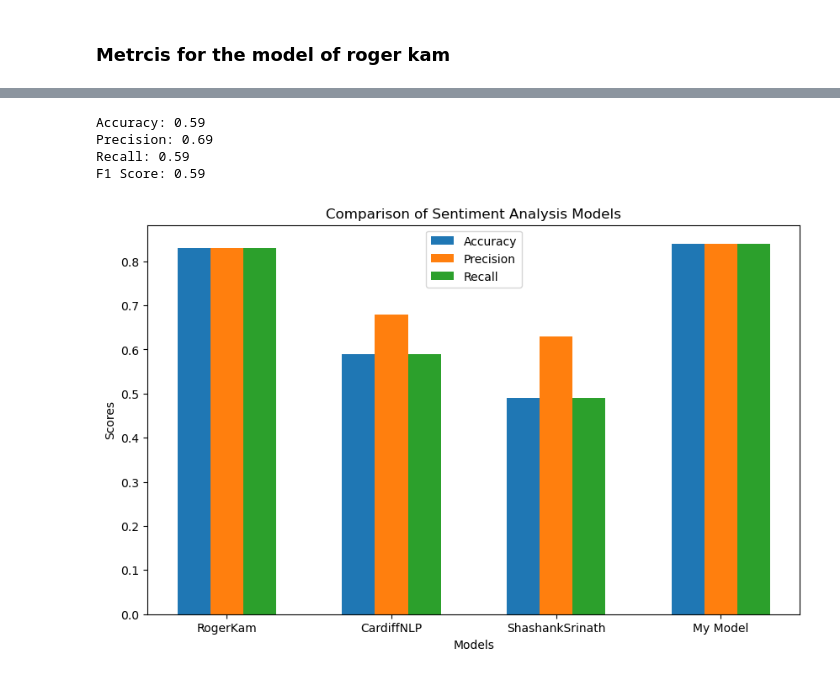
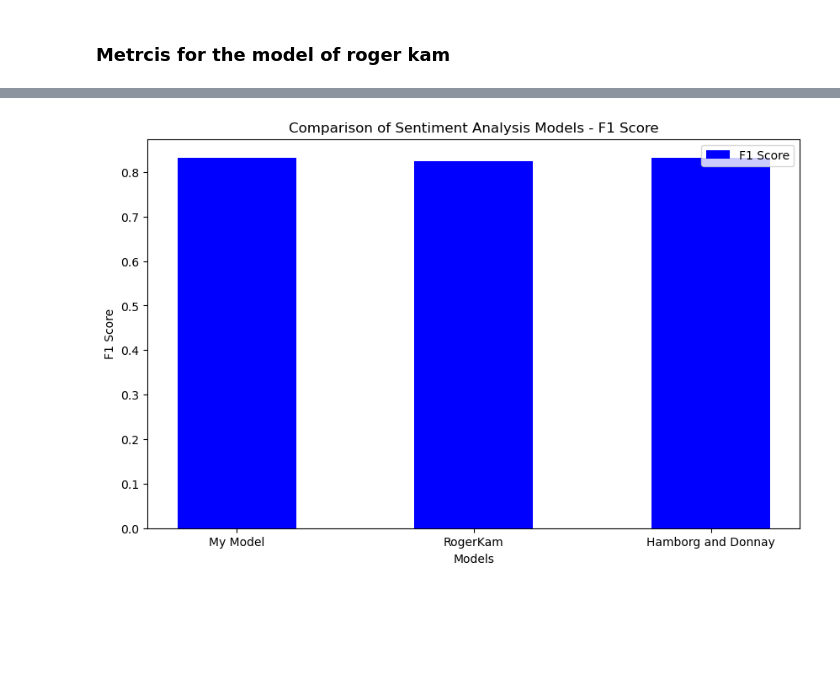
Before and after one commit to MaxIG1/Sentiment_Analysis_with_Roberta, a Jupyter notebook: Classification_Metrics_and_Comparison.ipynb, the cells around one changed output, grey strips where cells are left out. Cells and saved outputs as stored; diff of their text form; code cells hidden in the pictures; blank space fills up the shorter version.

```diff
--- a/Classification_Metrics_and_Comparison.ipynb
+++ b/Classification_Metrics_and_Comparison.ipynb
@@ -80,10 +73,6 @@ for index, row in test_dataset.text.items():
 
     test_dataset.at[index, 'base_feeling_roger'] = int(sentiment_pipeline_rogerkam(row)[0]['label'][6:])
 
-    test_dataset.at[index, 'base_feeling_shashan'] = sentiment_pipeline_shashan(row)[0]['label']
-
-    test_dataset.at[index, 'base_feeling_cardiffnlp'] =  sentiment_pipeline_cardiffnlp(row)[0]['label']
-
     test_dataset.at[
         index, "base_feeling_own_model"
     ] = sentiment_pipeline_own_model(row)[0]["label"]
@@ -134,10 +111,10 @@ precision = precision_score(true_labels, predicted_labels, average="weighted")
 recall = recall_score(true_labels, predicted_labels, average="weighted")
 
 # Calculate F1 score
-f1 = f1_score(true_labels, predicted_labels, average="weighted")
+f1_own = f1_score(true_labels, predicted_labels, average="weighted")
 
-print(f"Accuracy: {accuracy:.2f}")
-print(f"Precision: {precision:.2f}")
-print(f"Recall: {recall:.2f}")
-print(f"F1 Score: {f1:.3f}")
+print(f"Accuracy: {accuracy:.3f}")
+print(f"Precision: {precision:.3f}")
+print(f"Recall: {recall:.3f}")
+print(f"F1 Score: {f1_own:.3f}")
 # %% [output]
@@ -160,10 +137,10 @@ precision = precision_score(true_labels, predicted_labels, average="weighted")
 recall = recall_score(true_labels, predicted_labels, average="weighted")
 
 # Calculate F1 score
-f1 = f1_score(true_labels, predicted_labels, average="weighted")
+f1_roger = f1_score(true_labels, predicted_labels, average="weighted")
 
-print(f"Accuracy: {accuracy:.2f}")
-print(f"Precision: {precision:.2f}")
-print(f"Recall: {recall:.2f}")
-print(f"F1 Score: {f1:.3f}")
+print(f"Accuracy: {accuracy:.3f}")
+print(f"Precision: {precision:.3f}")
+print(f"Recall: {recall:.3f}")
+print(f"F1 Score: {f1_roger:.3}")
 # %% [output]
@@ -199,52 +151,21 @@ F1 Score: 0.46
-# %%
-predicted_labels = test_dataset["base_feeling_cardiffnlp"]
-
-# Calculate accuracy
-accuracy = accuracy_score(true_labels, predicted_labels)
-
-# Calculate precision
-precision = precision_score(true_labels, predicted_labels, average="weighted")
-
-# Calculate recall
-recall = recall_score(true_labels, predicted_labels, average="weighted")
-
-# Calculate F1 score
-f1 = f1_score(true_labels, predicted_labels, average="weighted")
-
-print(f"Accuracy: {accuracy:.2f}")
-print(f"Precision: {precision:.2f}")
-print(f"Recall: {recall:.2f}")
-print(f"F1 Score: {f1:.2f}")
-# %% [output]
-Accuracy: 0.59
-Precision: 0.69
-Recall: 0.59
-F1 Score: 0.59
 # %%
-import matplotlib.pyplot as plt
-import numpy as np
+models = ["My Model", "RogerKam", "Hamborg and Donnay"]
+F1 = [f1_own, f1_roger, 0.831]
 
-models = ["RogerKam", "CardiffNLP", "ShashankSrinath", "My Model"]
-accuracy = [0.83, 0.59, 0.49, 0.84]
-precision = [0.83, 0.68, 0.63, 0.84]
-recall = [0.83, 0.59, 0.49, 0.84]
-
-bar_width = 0.2
+bar_width = 0.5
 index = np.arange(len(models))
 
 fig, ax = plt.subplots(figsize=(10, 6))
 
-bar1 = ax.bar(index, accuracy, bar_width, label="Accuracy")
-bar2 = ax.bar(index + bar_width, precision, bar_width, label="Precision")
-bar3 = ax.bar(index + 2 * bar_width, recall, bar_width, label="Recall")
+bars = ax.bar(index, F1, bar_width, label="F1 Score", color="blue")
 
 ax.set_xlabel("Models")
-ax.set_ylabel("Scores")
-ax.set_title("Comparison of Sentiment Analysis Models")
-ax.set_xticks(index + bar_width)
+ax.set_ylabel("F1 Score")
+ax.set_title("Comparison of Sentiment Analysis Models - F1 Score")
+ax.set_xticks(index)
 ax.set_xticklabels(models)
 ax.legend()
 
 plt.show()
 # %% [output]
-[figure, old version]
+[figure, new version]
```
Also changed, not shown: parts of 8 cells of this notebook, 1 other file.
